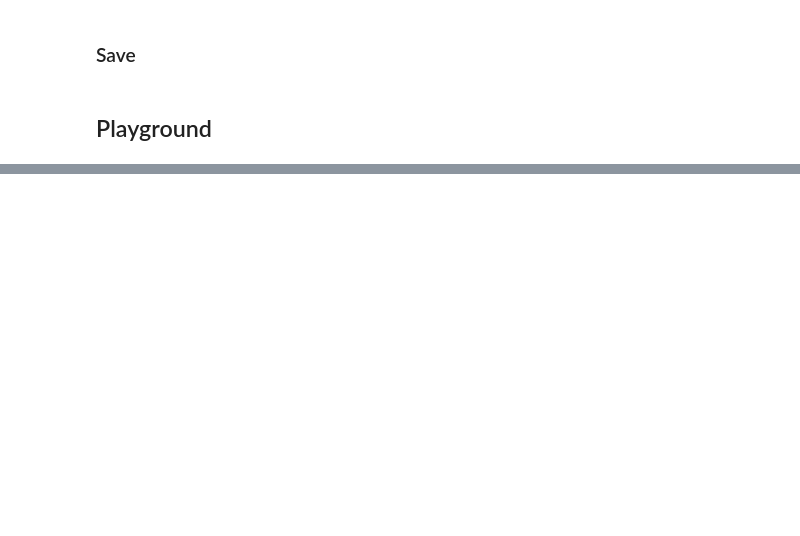
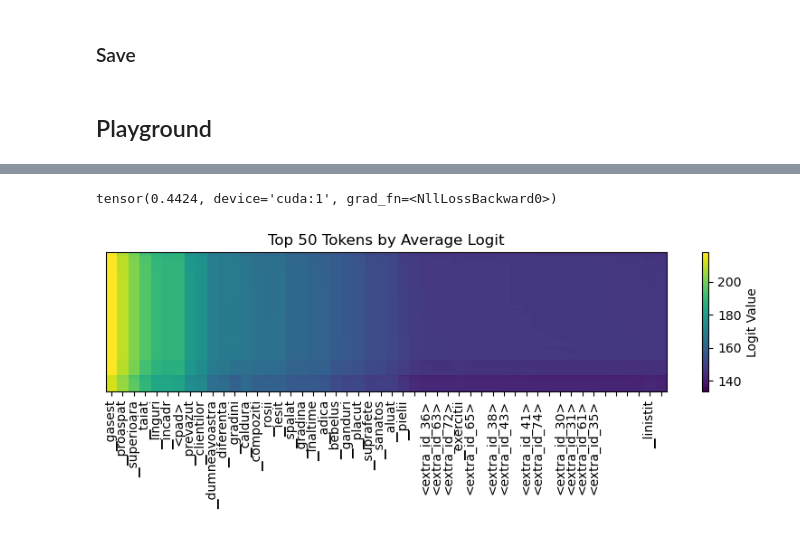
Before and after one commit to khoda81/dethcod, a Jupyter notebook: TokenDethcod.ipynb, the cells around one changed output, grey strips where cells are left out. Saved outputs shown, nothing was run; the diff lists cells and outputs as text; code cells hidden in the pictures; blank space fills up the shorter version.

```diff
--- a/TokenDethcod.ipynb
+++ b/TokenDethcod.ipynb
@@ -265,6 +258,6 @@ View run at https://wandb.ai/chihuahuas/DETHCOD/runs/01oc9z80
 <wandb.sdk.wandb_run.Run at 0x...>
 # %%
-LR = 1e-4
+LR = 1e-5
 
 compressor_optimizer = torch.optim.Adam(compressor.parameters(), lr=LR)
 decompressor_optimizer = torch.optim.Adam(decompressor.parameters(), lr=LR)
@@ -276,0 +275,16 @@ data_loader = torch.utils.data.DataLoader(train_dataset, batch_size=BATCH_SIZE,
+# %%
+class TokenCostScheduler:
+    def __init__(self, total_steps, max_token_cost, schedule_fn=None):
+        self.total_steps = total_steps
+        self.max_token_cost = max_token_cost
+        self.step_count = 0
+
+        linear_schedule = lambda self: min(self.step_count / self.total_steps, 1.0) * self.max_token_cost
+        # If no schedule function is provided, default to linear schedule
+        self.schedule_fn = schedule_fn if schedule_fn else linear_schedule
+
+    def get_token_cost(self):
+        # Get the current token cost based on the schedule
+        token_cost = self.schedule_fn(self)
+        self.step_count += 1  # Increment the step count
+        return token_cost
@@ -463,0 +425,31 @@ advantages = [-11.31]
+# %%
+
+super(CompressionModel, compressor).forward(input_ids=input_ids, labels=input_ids).loss
+# %% [output]
+tensor(0.4424, device='cuda:1', grad_fn=<NllLossBackward0>)
+# %%
+import torch
+import matplotlib.pyplot as plt
+
+# Assuming `action_distributions` is the tensor of shape [100, 32128]
+logits = action_distributions[1].detach().cpu()  # Ensure it's on the CPU
+
+# Step 1: Average the logits across the first axis (dimension 0)
+avg_logits = torch.mean(logits, dim=0)
+
+# Step 2: Get the top 50 tokens based on average logit values
+top_values, top_indices = torch.topk(avg_logits, 50)
+
+# Step 3: Convert the top indices to tokens using the tokenizer
+top_tokens = tokenizer.convert_ids_to_tokens(top_indices.numpy())
+
+# Step 4: Plot the top 50 logits using imshow with tokens as labels
+plt.figure(figsize=(10, 2))
+plt.imshow(logits[..., top_indices].numpy(), cmap='viridis', aspect='auto', interpolation="nearest")
+plt.colorbar(label='Logit Value')
+plt.yticks([])  # Hide y-axis as we only have one row
+plt.xticks(range(50), top_tokens, rotation='vertical')
+plt.title('Top 50 Tokens by Average Logit')
+plt.show()
+# %% [output]
+[figure, added]
```
Also changed, not shown: parts of 30 cells of this notebook.
